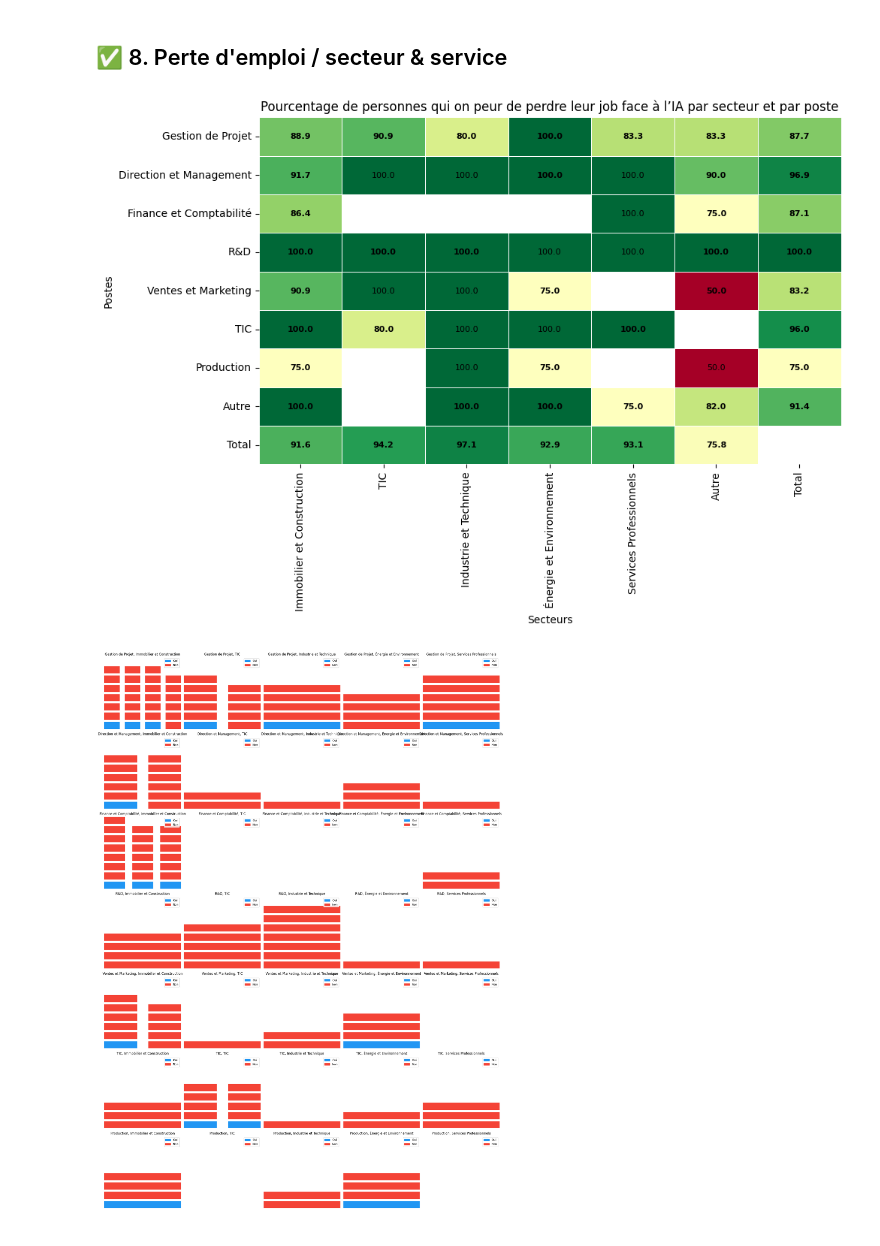
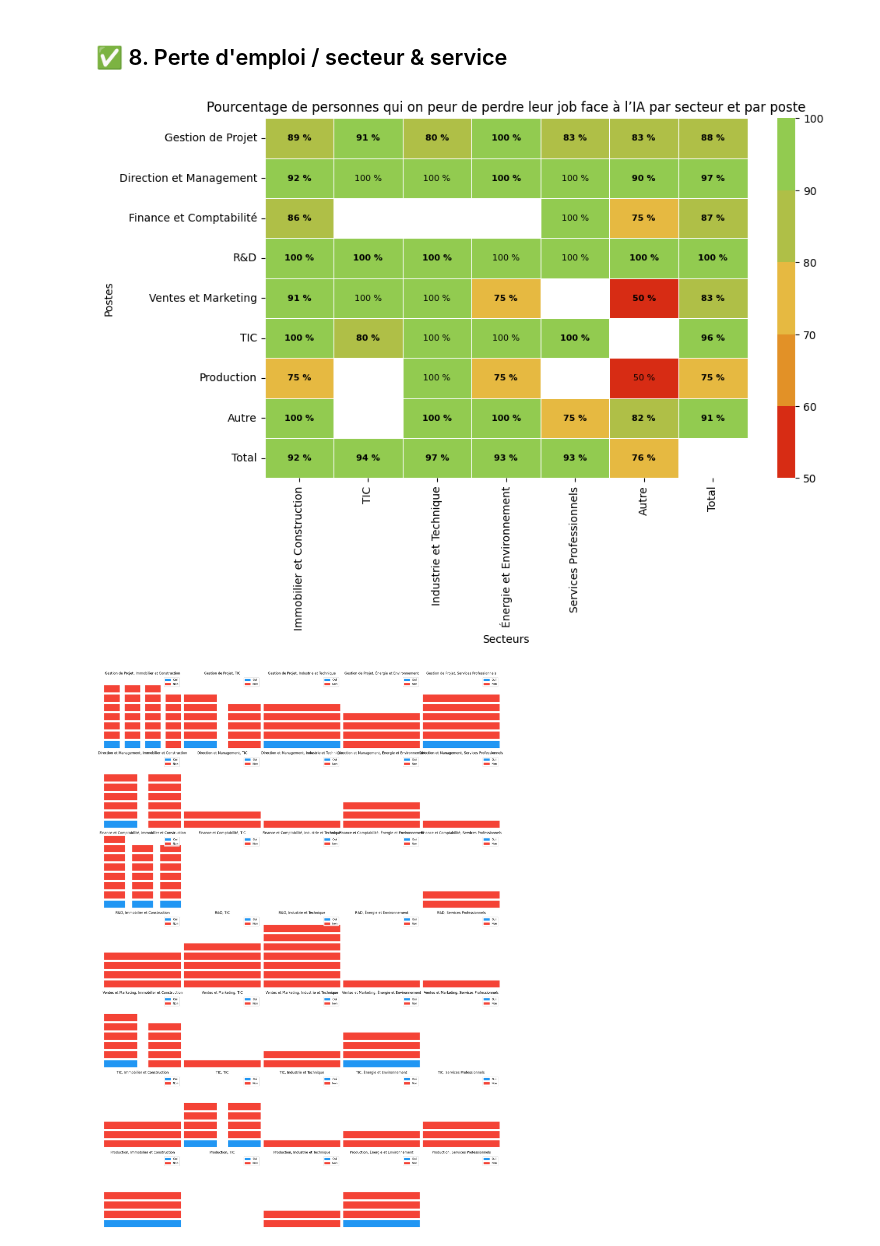
Before and after one commit to QuentinDstl/survey_adoption_by_employees, a Jupyter notebook: src/main.ipynb, the cells around one changed output. Saved outputs shown, nothing was run; the diff lists cells and outputs as text; code cells hidden in the pictures.

```diff
--- a/src/main.ipynb
+++ b/src/main.ipynb
@@ -539,6 +539,9 @@ pal = sns.color_palette(palette='coolwarm', n_colors=len(df_survey['Age'].unique
 
 # Create the FacetGrid object
 g = sns.FacetGrid(df_survey, row='Age', hue='Age', aspect=15, height=0.75, palette=pal)
+
+#size the figure
+g.fig.set_size_inches(15, 8)
 
 # Add the densities kdeplots for each age range
 g.map(sns.kdeplot, '*LossOfAutonomy',
@@ -560,7 +563,7 @@ for i, ax in enumerate(g.axes.flat):
             fontsize=10,
             color=ax.lines[-1].get_color())
 
-    mean_value = df_survey[df_survey['Age'] == df_survey['Age'].unique()[i]]['*LossOfAutonomy'].mean()
+    mean_value = df_survey[df_survey['Age'] == df_survey['Age'].unique()[i]]['*LossOfAutonomy'].median()
     ax.axvline(mean_value, color='black')
 
 # Remove axes titles, yticks, and spines
@@ -671,13 +713,16 @@ g.map(sns.kdeplot, '*ReducedThinking',
 g.map(plt.axhline, y=0,
       lw=1, clip_on=False)
 
+#size the figure
+g.fig.set_size_inches(15, 8)
+
 # Add age range as text with the right color
 for i, ax in enumerate(g.axes.flat):
     ax.text(-1, 0.25, df_survey['Age'].unique()[i],
             fontsize=10,
             color=ax.lines[-1].get_color())
 
-    mean_value = df_survey[df_survey['Age'] == df_survey['Age'].unique()[i]]['*ReducedThinking'].mean()
+    mean_value = df_survey[df_survey['Age'] == df_survey['Age'].unique()[i]]['*ReducedThinking'].median()
     ax.axvline(mean_value, color='black')
 
 # Remove axes titles, yticks, and spines
@@ -687,7 +732,7 @@ g.set(ylabel="")  # Remove y label
 g.despine(bottom=True, left=True)
 
 
-g.fig.suptitle('Réduction des capacités de réflexions due à l\'IA par tranche d\'âge')
+g.fig.suptitle('Peur d\'une réduction des capacités de réflexions due à l\'IA par tranche d\'âge')
 plt.xlabel('')
 
 labels = ['Pas du tout', 'Un peu', 'Moyennement', 'Considérablement']
@@ -751,6 +796,7 @@ plt.show()
 ## ✅ 2. Réfractaire / secteur & service
 # %%
 #TODO on peut ordonner l'affichage en fonction des %
+#TODO faire des types
 # 3&4/6 Resistance to AI by Sector and Department
 
 DEPARTMENT_THRESHOLD = 10
@@ -821,18 +867,18 @@ for sector in all_sectors:
 
 # Plot heatmap with red background
 plt.figure(figsize=(10, 6))
-ax = sns.heatmap(table_data, cmap='RdYlGn', cbar=False, linewidths=.5)
+ax = sns.heatmap(table_data, cmap='RdYlGn', cbar=True, linewidths=.5)
 
 # Add annotations manually
 for i in range(table_data_count.shape[0]):
     for j in range(table_data_count.shape[1]):
         if not pd.isna(table_data.iloc[i, j]):
             if table_data_count.iloc[i, j] >= MIN_COUNT_THRESHOLD:
-                ax.text(j+0.5, i+0.5, f"{table_data.iloc[i, j]:.1f}",
+                ax.text(j+0.5, i+0.5, f"{table_data.iloc[i, j]:.0f} %",
                         color='black', ha='center', va='center',
                         fontweight='bold', fontsize=8)
             else:
-                ax.text(j+0.5, i+0.5, f"{table_data.iloc[i, j]:.1f}",
+                ax.text(j+0.5, i+0.5, f"{table_data.iloc[i, j]:.0f} %",
                         color='black', ha='center', va='center',
                         fontsize=8)
 
@@ -891,6 +937,8 @@ plt.show()
 # %% [markdown]
 ## ✅ 8. Perte d'emploi / secteur & service
 # %%
+import matplotlib.colors as mcolors
+
 #TODO on peut ordonner l'affichage en fonction des %
 # 3&4/6 FearOfJobLoss to AI by Sector and Department
 
@@ -951,37 +999,40 @@ for department in department_totals:
 for sector in sector_totals:
     sector_totals[sector] /= table_data[sector].count()
 
 # Add totals to the table
 for department in all_departments:
     table_data.loc[department, TOT_LABEL] = department_totals[department]
     table_data_count.loc[department, TOT_LABEL] = sum(table_data_count.loc[department, all_sectors])
 for sector in all_sectors:
     table_data.loc[TOT_LABEL, sector] = sector_totals[sector]
     table_data_count.loc[TOT_LABEL, sector] = sum(table_data_count.loc[all_departments, sector])
 
+colors = ["#d72c14", "#e29127", "#e6b941", "#AFBF47", "#92CB50"]
+cmap = mcolors.ListedColormap(colors)
+
 # Plot heatmap with red background
 plt.figure(figsize=(10, 6))
-ax = sns.heatmap(table_data, cmap='RdYlGn', cbar=False, linewidths=.5)
+ax = sns.heatmap(table_data, cmap=cmap, cbar=True, linewidths=.5)
 
 # Add annotations manually
 for i in range(table_data_count.shape[0]):
     for j in range(table_data_count.shape[1]):
         if not pd.isna(table_data.iloc[i, j]):
             if table_data_count.iloc[i, j] >= MIN_COUNT_THRESHOLD:
-                ax.text(j+0.5, i+0.5, f"{table_data.iloc[i, j]:.1f}",
+                ax.text(j+0.5, i+0.5, f"{table_data.iloc[i, j]:.0f} %",
                         color='black', ha='center', va='center',
                         fontweight='bold', fontsize=8)
             else:
-                ax.text(j+0.5, i+0.5, f"{table_data.iloc[i, j]:.1f}",
+                ax.text(j+0.5, i+0.5, f"{table_data.iloc[i, j]:.0f} %",
                         color='black', ha='center', va='center',
                         fontsize=8)
 
 plt.title('Pourcentage de personnes qui on peur de perdre leur job face à l’IA par secteur et par poste')
 plt.xlabel('Secteurs')
 plt.ylabel('Postes')
 plt.show()
 # %% [output]
-[figure, old version]
+[figure, new version]
 # %%
 import itertools
 
```
Also changed, not shown: parts of 6 cells of this notebook, 1 other file.
